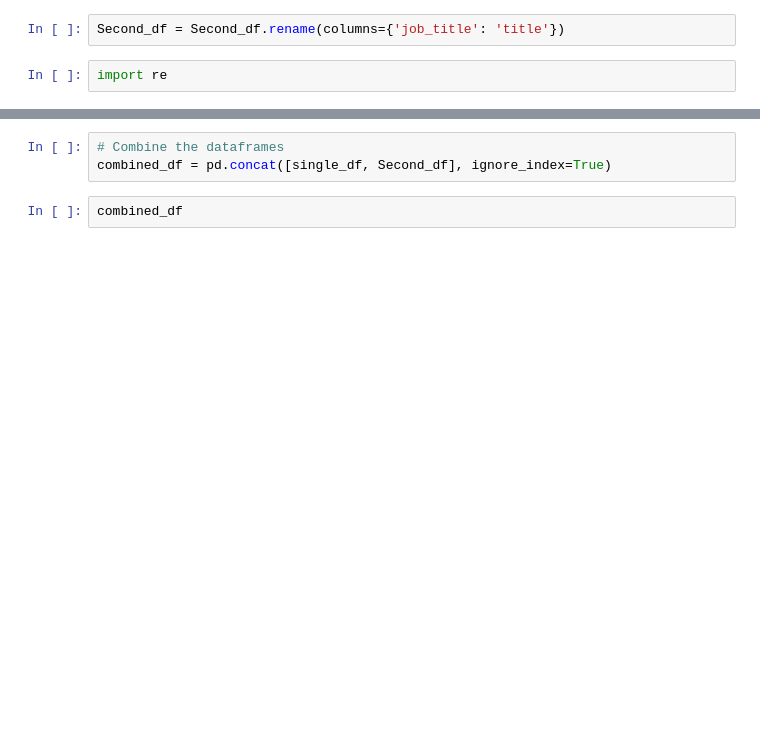
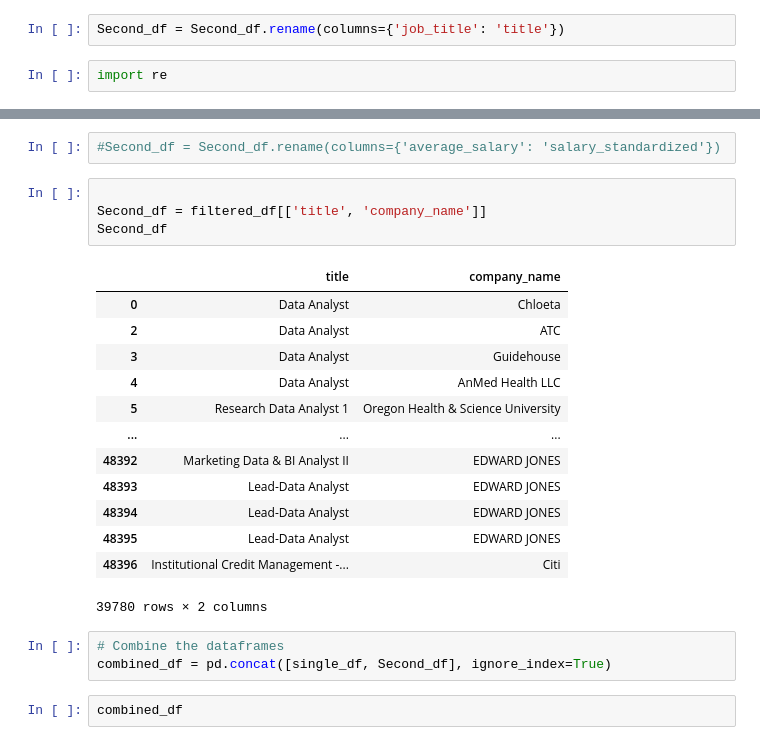
Before and after one commit to Severesix907/Capstone_Project, a Jupyter notebook: Code/pandas_etl- 5.28.24.ipynb, the cells around one changed output, grey strips where cells are left out. Saved outputs shown, nothing was run; the diff lists cells and outputs as text; blank space fills up the shorter version.

```diff
--- a/Code/pandas_etl- 5.28.24.ipynb
+++ b/Code/pandas_etl- 5.28.24.ipynb
@@ -184,3 +186,23 @@ Second_df
+# %%
+#Second_df = Second_df.rename(columns={'average_salary': 'salary_standardized'})
+# %%
+
+Second_df = filtered_df[['title', 'company_name']]
+Second_df
+# %% [output]
+|  | title | company_name |
+| 0 | Data Analyst | Chloeta |
+| 2 | Data Analyst | ATC |
+| 3 | Data Analyst | Guidehouse |
+| 4 | Data Analyst | AnMed Health LLC |
+| 5 | Research Data Analyst 1 | Oregon Health & Science University |
+| ... | ... | ... |
+| 48392 | Marketing Data & BI Analyst II | EDWARD JONES |
+| 48393 | Lead-Data Analyst | EDWARD JONES |
+| 48394 | Lead-Data Analyst | EDWARD JONES |
+| 48395 | Lead-Data Analyst | EDWARD JONES |
+| 48396 | Institutional Credit Management -... | Citi |
+39780 rows × 2 columns
 # %%
 # Combine the dataframes
 combined_df = pd.concat([single_df, Second_df], ignore_index=True)
```
Also changed, not shown: parts of 11 cells of this notebook, 1 other file.
